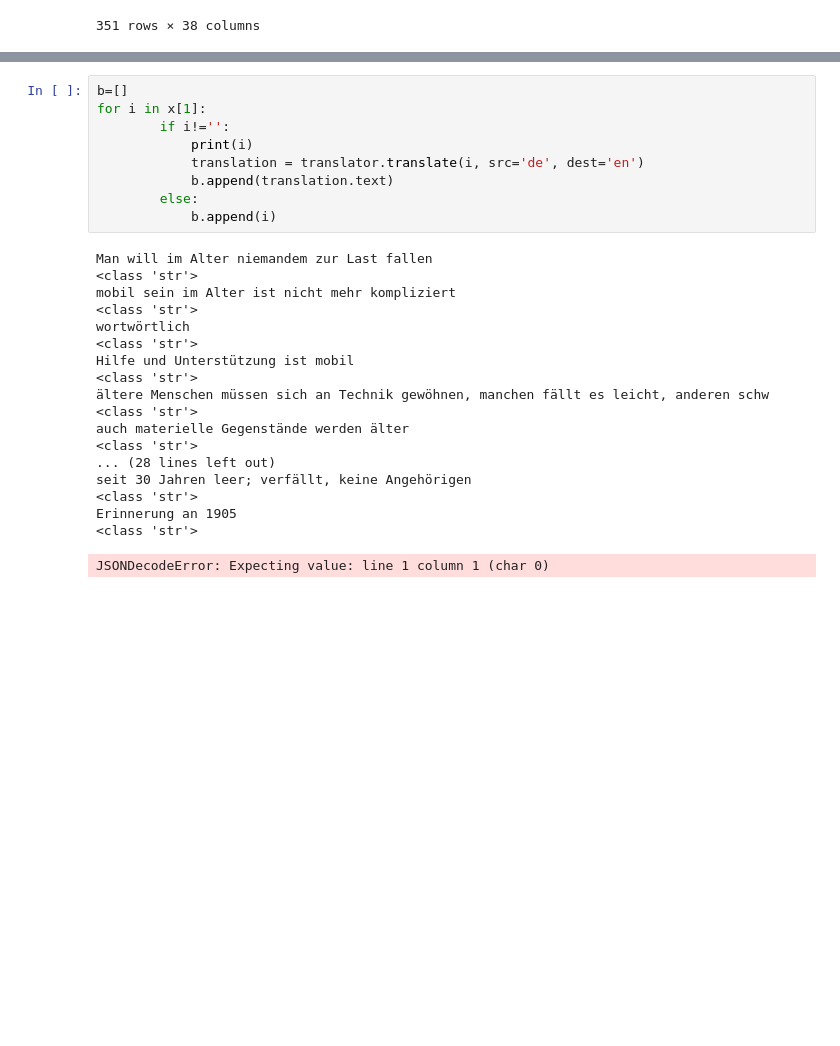
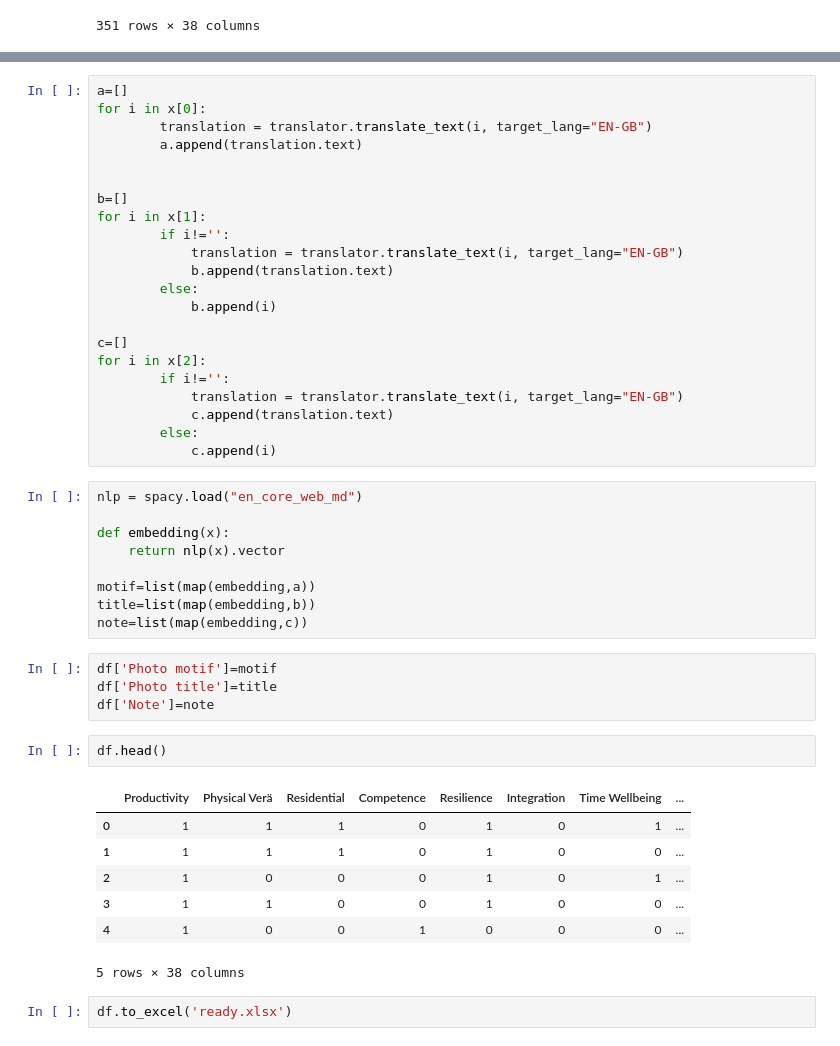
Before and after one commit to ThomasSecco/KIMages, a Jupyter notebook: models/emotions.ipynb, the cells around one changed output, grey strips where cells are left out. Cells and saved outputs as stored; diff of their text form; blank space fills up the shorter version.

```diff
--- a/models/emotions.ipynb
+++ b/models/emotions.ipynb
@@ -140,28 +120,47 @@ for i in x[0]:
-# %%
-b=[]
-for i in x[1]:
-        if i!='':
-            print(i)
-            translation = translator.translate(i, src='de', dest='en')
-            b.append(translation.text)
-        else:
-            b.append(i)
-# %% [output]
-Man will im Alter niemandem zur Last fallen
-<class 'str'>
-mobil sein im Alter ist nicht mehr kompliziert
-<class 'str'>
-wortwörtlich
-<class 'str'>
-Hilfe und Unterstützung ist mobil
-<class 'str'>
-ältere Menschen müssen sich an Technik gewöhnen, manchen fällt es leicht, anderen schw
-<class 'str'>
-auch materielle Gegenstände werden älter
-<class 'str'>
-... (28 lines left out)
-seit 30 Jahren leer; verfällt, keine Angehörigen
-<class 'str'>
-Erinnerung an 1905
-<class 'str'>
-JSONDecodeError: Expecting value: line 1 column 1 (char 0)
+# %%
+a=[]
+for i in x[0]:
+        translation = translator.translate_text(i, target_lang="EN-GB")
+        a.append(translation.text)
+
+
+b=[]
+for i in x[1]:
+        if i!='':
+            translation = translator.translate_text(i, target_lang="EN-GB")
+            b.append(translation.text)
+        else:
+            b.append(i)
+
+c=[]
+for i in x[2]:
+        if i!='':
+            translation = translator.translate_text(i, target_lang="EN-GB")
+            c.append(translation.text)
+        else:
+            c.append(i)
+# %%
+nlp = spacy.load("en_core_web_md")
+
+def embedding(x):
+    return nlp(x).vector
+
+motif=list(map(embedding,a))
+title=list(map(embedding,b))
+note=list(map(embedding,c))
+# %%
+df['Photo motif']=motif
+df['Photo title']=title
+df['Note']=note
+# %%
+df.head()
+# %% [output]
+|  | Productivity | Physical Verä | Residential | Competence | Resilience | Integration | Time Wellbeing | ... |
+| 0 | 1 | 1 | 1 | 0 | 1 | 0 | 1 | ... |
+| 1 | 1 | 1 | 1 | 0 | 1 | 0 | 0 | ... |
+| 2 | 1 | 0 | 0 | 0 | 1 | 0 | 1 | ... |
+| 3 | 1 | 1 | 0 | 0 | 1 | 0 | 0 | ... |
+| 4 | 1 | 0 | 0 | 1 | 0 | 0 | 0 | ... |
+5 rows × 38 columns
+# %%
+df.to_excel('ready.xlsx')
```
Also changed, not shown: parts of 2 cells of this notebook, 42 other files.
